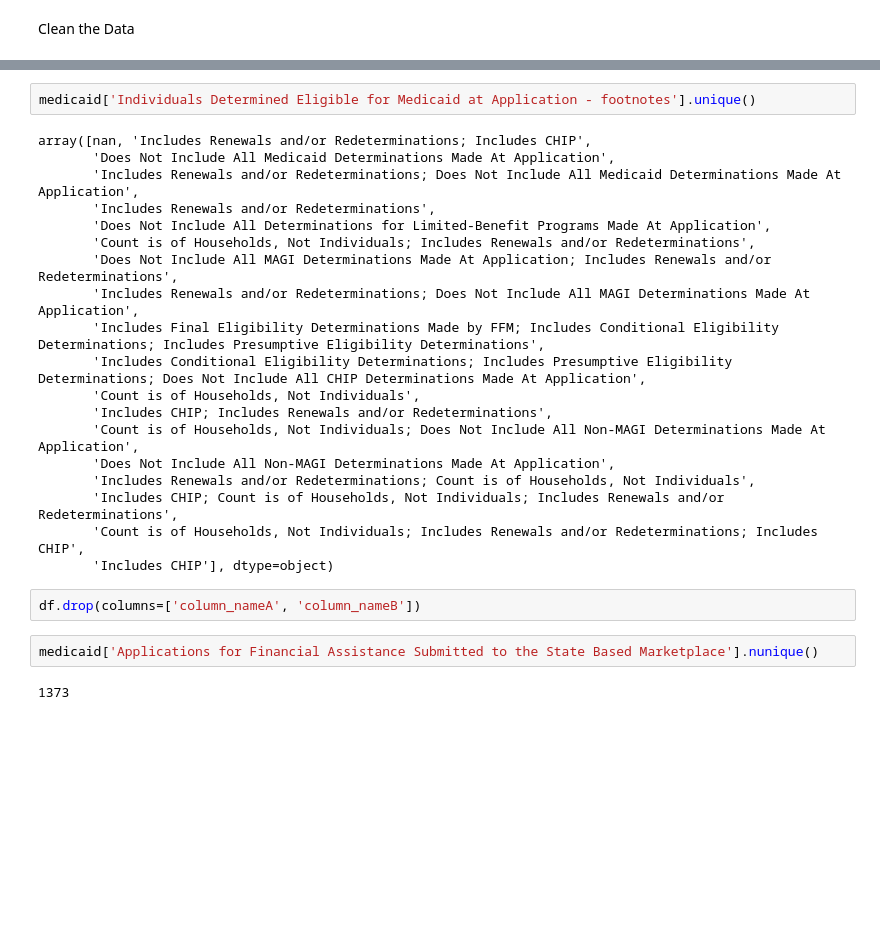
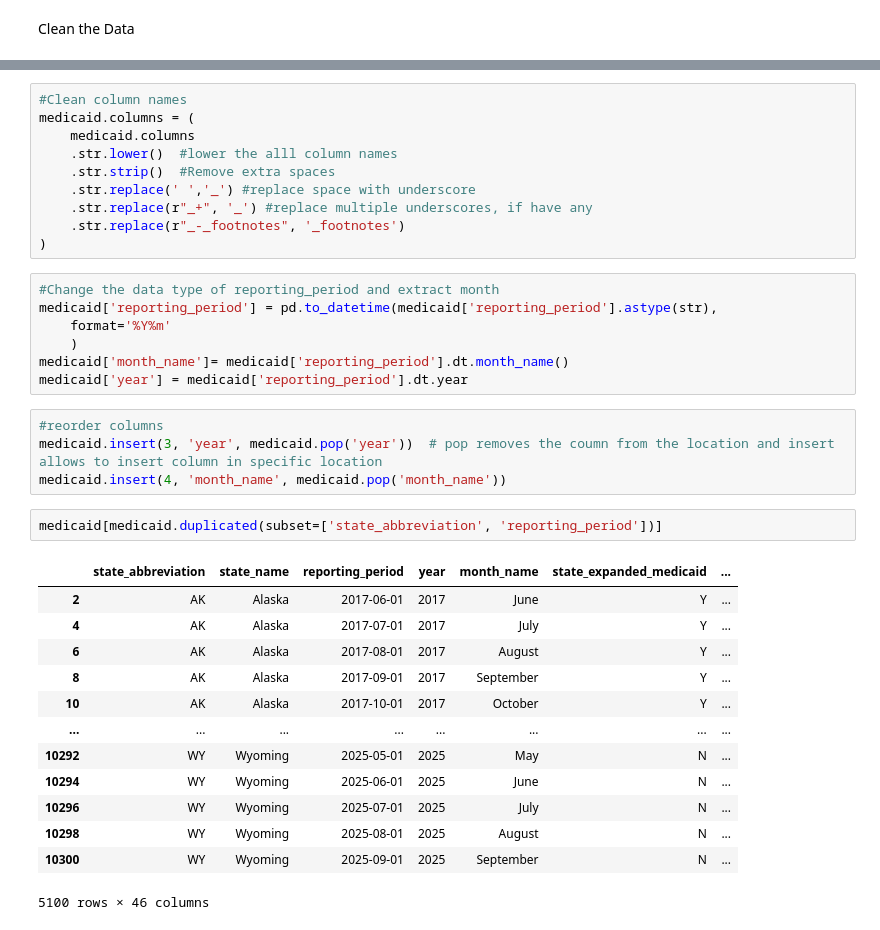
Before and after one commit to ADoddala/medicaid_CHIP_eligibility, a Jupyter notebook: notebooks/medicaid_chip_analysis.ipynb, the cells around one changed output, grey strips where cells are left out. Saved outputs shown, nothing was run; the diff lists cells and outputs as text; blank space fills up the shorter version.

Commit message:
Analysing the data

```diff
--- a/notebooks/medicaid_chip_analysis.ipynb
+++ b/notebooks/medicaid_chip_analysis.ipynb
@@ -58,27 +32,37 @@ Index(['State Abbreviation', 'State Name', 'Reporting Period',
-# %%
-medicaid['Individuals Determined Eligible for Medicaid at Application - footnotes'].unique()
-# %% [output]
-array([nan, 'Includes Renewals and/or Redeterminations; Includes CHIP',
-       'Does Not Include All Medicaid Determinations Made At Application',
-       'Includes Renewals and/or Redeterminations; Does Not Include All Medicaid Determinations Made At Application',
-       'Includes Renewals and/or Redeterminations',
-       'Does Not Include All Determinations for Limited-Benefit Programs Made At Application',
-       'Count is of Households, Not Individuals; Includes Renewals and/or Redeterminations',
-       'Does Not Include All MAGI Determinations Made At Application; Includes Renewals and/or Redeterminations',
-       'Includes Renewals and/or Redeterminations; Does Not Include All MAGI Determinations Made At Application',
-       'Includes Final Eligibility Determinations Made by FFM; Includes Conditional Eligibility Determinations; Includes Presumptive Eligibility Determinations',
-       'Includes Conditional Eligibility Determinations; Includes Presumptive Eligibility Determinations; Does Not Include All CHIP Determinations Made At Application',
-       'Count is of Households, Not Individuals',
-       'Includes CHIP; Includes Renewals and/or Redeterminations',
-       'Count is of Households, Not Individuals; Does Not Include All Non-MAGI Determinations Made At Application',
-       'Does Not Include All Non-MAGI Determinations Made At Application',
-       'Includes Renewals and/or Redeterminations; Count is of Households, Not Individuals',
-       'Includes CHIP; Count is of Households, Not Individuals; Includes Renewals and/or Redeterminations',
-       'Count is of Households, Not Individuals; Includes Renewals and/or Redeterminations; Includes CHIP',
-       'Includes CHIP'], dtype=object)
-# %%
-df.drop(columns=['column_nameA', 'column_nameB'])
-# %%
-medicaid['Applications for Financial Assistance Submitted to the State Based Marketplace'].nunique()
-# %% [output]
-1373
+# %%
+#Clean column names
+medicaid.columns = (
+    medicaid.columns
+    .str.lower()  #lower the alll column names
+    .str.strip()  #Remove extra spaces
+    .str.replace(' ','_') #replace space with underscore
+    .str.replace(r"_+", '_') #replace multiple underscores, if have any
+    .str.replace(r"_-_footnotes", '_footnotes')
+)
+# %%
+#Change the data type of reporting_period and extract month
+medicaid['reporting_period'] = pd.to_datetime(medicaid['reporting_period'].astype(str),
+    format='%Y%m'
+    )
+medicaid['month_name']= medicaid['reporting_period'].dt.month_name()
+medicaid['year'] = medicaid['reporting_period'].dt.year
+# %%
+#reorder columns
+medicaid.insert(3, 'year', medicaid.pop('year'))  # pop removes the coumn from the location and insert allows to insert column in specific location
+medicaid.insert(4, 'month_name', medicaid.pop('month_name'))
+# %%
+medicaid[medicaid.duplicated(subset=['state_abbreviation', 'reporting_period'])]
+# %% [output]
+|  | state_abbreviation | state_name | reporting_period | year | month_name | state_expanded_medicaid | ... |
+| 2 | AK | Alaska | 2017-06-01 | 2017 | June | Y | ... |
+| 4 | AK | Alaska | 2017-07-01 | 2017 | July | Y | ... |
+| 6 | AK | Alaska | 2017-08-01 | 2017 | August | Y | ... |
+| 8 | AK | Alaska | 2017-09-01 | 2017 | September | Y | ... |
+| 10 | AK | Alaska | 2017-10-01 | 2017 | October | Y | ... |
+| ... | ... | ... | ... | ... | ... | ... | ... |
+| 10292 | WY | Wyoming | 2025-05-01 | 2025 | May | N | ... |
+| 10294 | WY | Wyoming | 2025-06-01 | 2025 | June | N | ... |
+| 10296 | WY | Wyoming | 2025-07-01 | 2025 | July | N | ... |
+| 10298 | WY | Wyoming | 2025-08-01 | 2025 | August | N | ... |
+| 10300 | WY | Wyoming | 2025-09-01 | 2025 | September | N | ... |
+5100 rows × 46 columns
```
Also changed, not shown: parts of 8 cells of this notebook.
